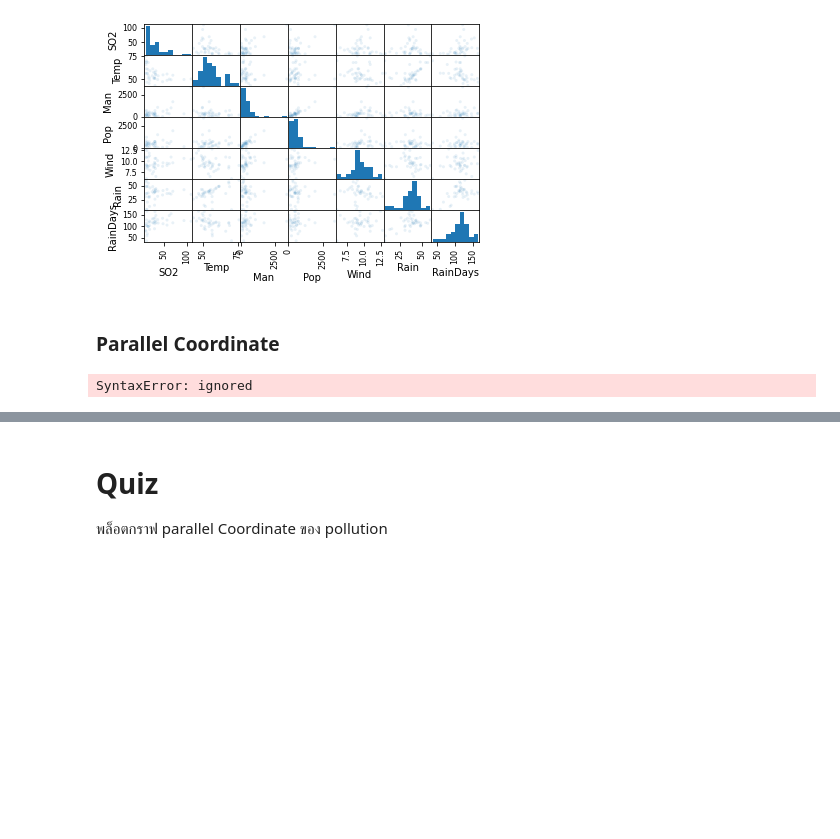
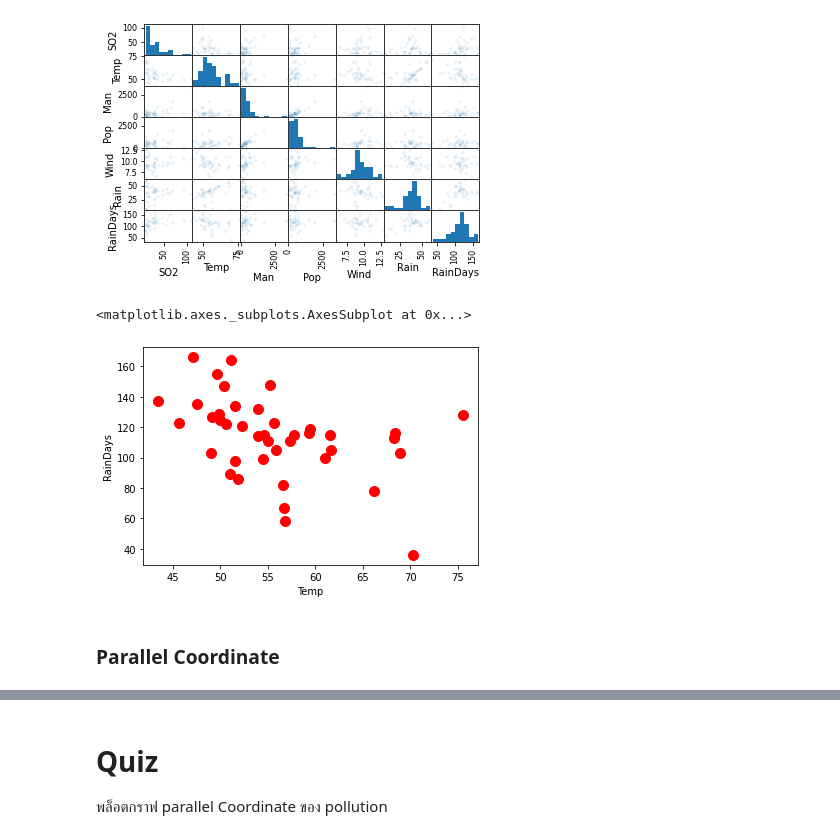
Before and after one commit to mintra-tippayaratsontorn/Multivariate, a Jupyter notebook: Chapter2_Visualize_Multivariate_Data.ipynb, the cells around one changed output, grey strips where cells are left out. Drawn from its saved outputs; the diff is of its cells as text; code cells hidden in the pictures; blank space fills up the shorter version.

```diff
--- a/Chapter2_Visualize_Multivariate_Data.ipynb
+++ b/Chapter2_Visualize_Multivariate_Data.ipynb
@@ -5,4 +5,4 @@
 # %%
 import pandas as pd
 # %%
-pullution_data = pd.read_csv('/content/pollution.txt',sep = '\t+')  # \t+ คือใช้ tab แบ่งข้อมูล \s+ คือใช้ space แบ่งข้อมูล
+pollution_data = pd.read_csv('/content/pollution.txt',sep = '\t+')  # \t+ คือใช้ tab แบ่งข้อมูล \s+ คือใช้ space แบ่งข้อมู
@@ -69,10 +69,11 @@ pd.plotting.scatter_matrix(pullution_data,alpha=0.1);  # ปรับ alpha ข
 # %% [output]
 [figure]
 # %%
-pullution_data.plot.scatter('Temp','D',s=100,c='r')
+pollution_data.plot.scatter('Temp','RainDays',s=100,c='r')
+# %% [output]
+<matplotlib.axes._subplots.AxesSubplot at 0x...>
+[figure, added]
 # %% [markdown]
 ### Parallel Coordinate
 # %%
-example_df = pd.read_csv('https://raw.github.com/pandas-dev/pandas/master/pandas/tests/io/data/csv/iris.csv'
+example_df = pd.read_csv('https://raw.github.com/pandas-dev/pandas/master/pandas/tests/io/data/csv/iris.csv')
-# %% [output]
-SyntaxError: ignored
```
Also changed, not shown: parts of 13 cells of this notebook.
